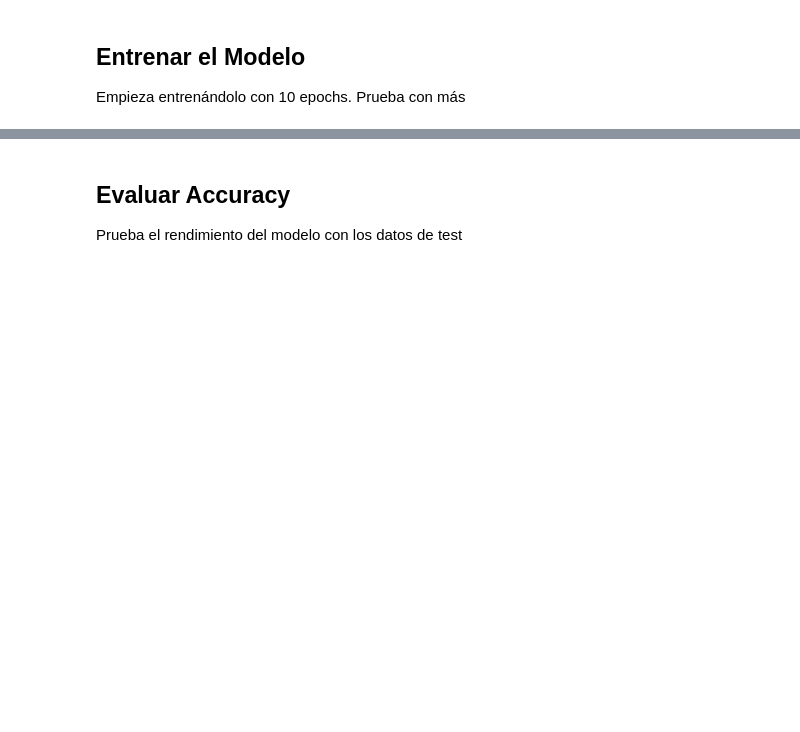
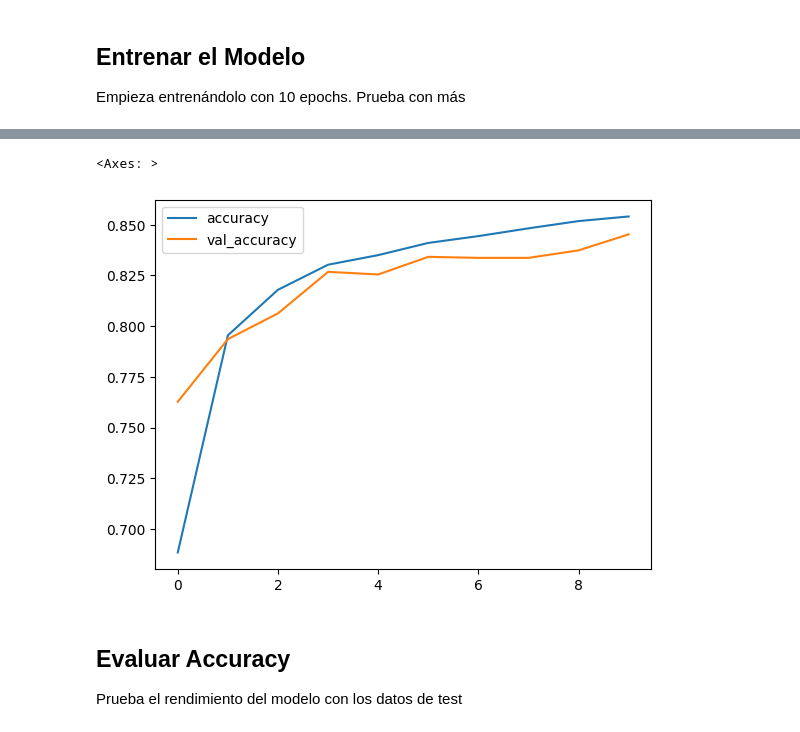
Before and after one commit to rou-tz/2026-02-BILBAO-FT-Data-Science, a Jupyter notebook: 3-Machine_Learning/3-Deep_Learning/1-Intro Deep Learning/ejercicios/Deep Learning classification_Ruben.ipynb, the cells around one changed output, grey strips where cells are left out. Drawn from its saved outputs; the diff is of its cells as text; code cells hidden in the pictures; blank space fills up the shorter version.

```diff
--- a/3-Machine_Learning/3-Deep_Learning/1-Intro Deep Learning/ejercicios/Deep Learning classification_Ruben.ipynb
+++ b/3-Machine_Learning/3-Deep_Learning/1-Intro Deep Learning/ejercicios/Deep Learning classification_Ruben.ipynb
@@ -298,3 +290,8 @@ Epoch 10/10
+# %%
+pd.DataFrame(history.history)[['accuracy', 'val_accuracy']].plot()
+# %% [output]
+<Axes: >
+[figure, added]
 # %% [markdown]
 ## Evaluar Accuracy
 Prueba el rendimiento del modelo con los datos de test
```
Also changed, not shown: parts of 11 cells of this notebook, 5 other files.
